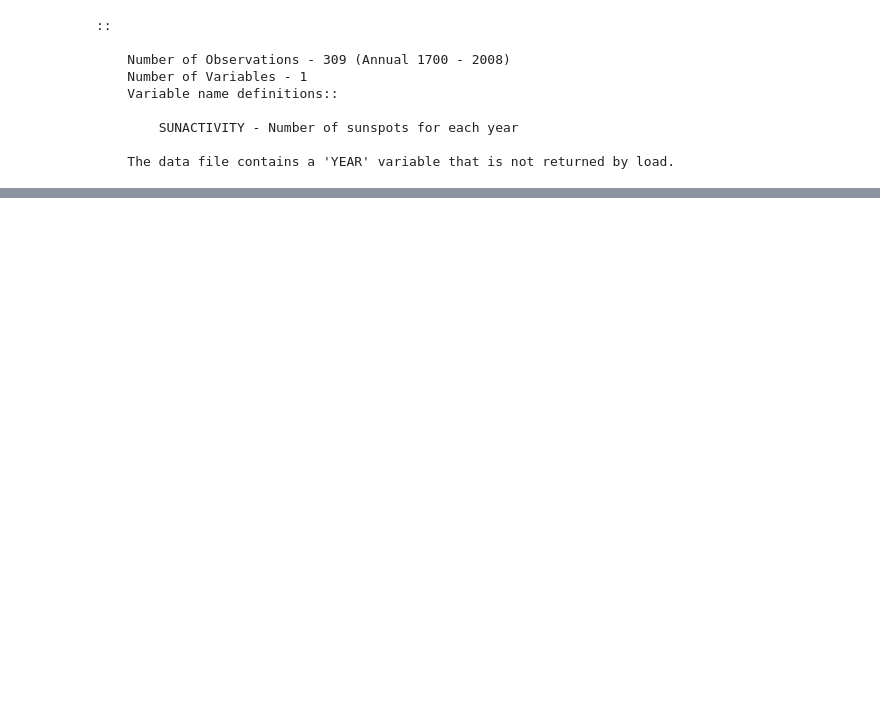
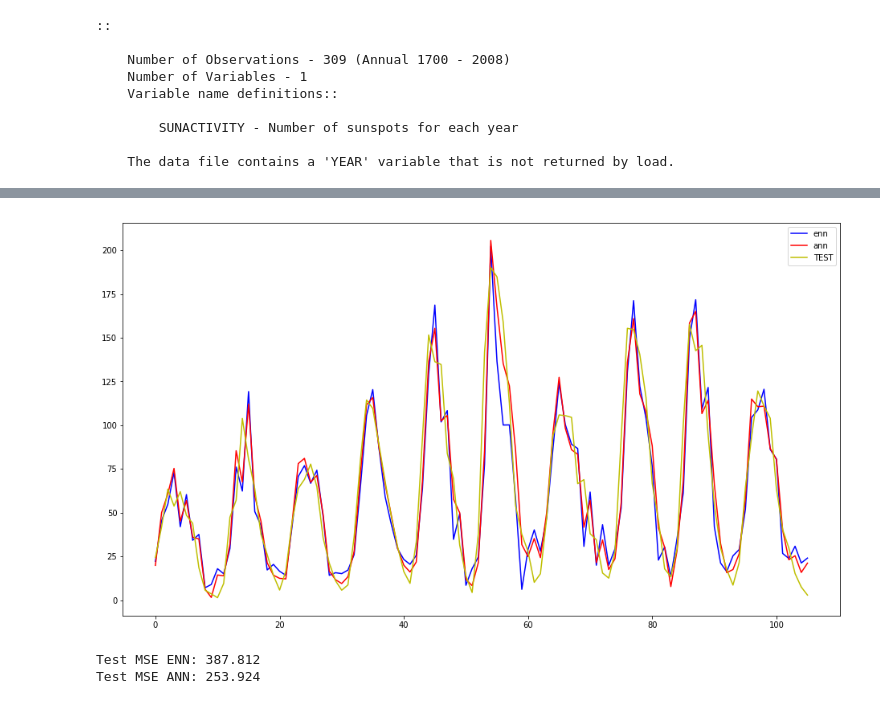
Before and after one commit to lafengxiaoyu/ENN, a Jupyter notebook: sunspot/ann_sunspot.ipynb, the cells around one changed output, grey strips where cells are left out. Drawn from its saved outputs; the diff is of its cells as text; code cells hidden in the pictures; blank space fills up the shorter version.

```diff
--- a/sunspot/ann_sunspot.ipynb
+++ b/sunspot/ann_sunspot.ipynb
@@ -72,0 +150,24 @@ NameError: name 'Sequential' is not defined
+# %%
+import pandas as pd
+data=pd.read_csv("predictions_enn.csv",header=None)
+predictions_enn=data.values.tolist()
+import pandas as pd
+data=pd.read_csv("predictions.csv",header=None)
+predictions_ann=data.values.tolist()
+# %%
+plt.figure(figsize=(16,9))
+plt.plot(min_max_scaler.inverse_transform(predictions_enn), label = 'enn', color = 'b')
+plt.plot(min_max_scaler.inverse_transform(predictions_ann), label = 'ann', color = 'r')
+plt.plot(test, label = 'TEST', color = 'y')
+plt.legend()
+plt.show()
+# %% [output]
+[figure, added]
+# %%
+error = mse(test,min_max_scaler.inverse_transform(predictions_enn))
+print('Test MSE ENN: %.3f' % error)
+error = mse(test,min_max_scaler.inverse_transform(predictions_ann))
+print('Test MSE ANN: %.3f' % error)
+# %% [output]
+Test MSE ENN: 387.812
+Test MSE ANN: 253.924
```
Also changed, not shown: parts of 12 cells of this notebook.
